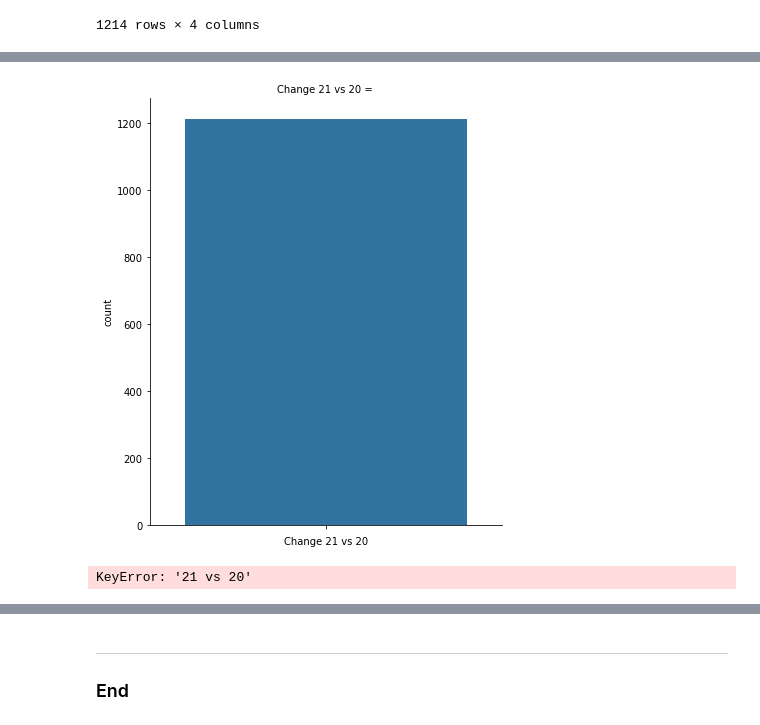
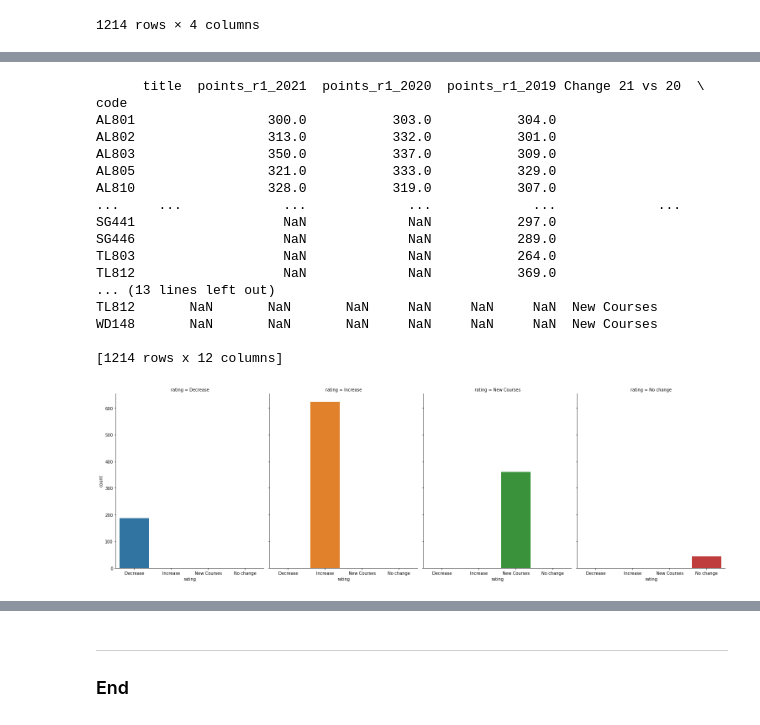
Before and after one commit to Michelleoc/fundamentals-of-data-analysis-assessment, a Jupyter notebook: cao-points-analysis.ipynb, the cells around one changed output, grey strips where cells are left out. Drawn from its saved outputs; the diff is of its cells as text; code cells hidden in the pictures.

```diff
--- a/cao-points-analysis.ipynb
+++ b/cao-points-analysis.ipynb
@@ -1064,7 +1061,37 @@ dtype: object
+# %%
+# https://www.projectpro.io/recipes/insert-new-column-based-on-condition-in-python
+
+rating = []
+for row in dfround1['21vs20']:
+    if row > 0.0 :    rating.append('Increase')
+    elif row < 0.0:   rating.append('Decrease')
+    elif row == 0.0:  rating.append('No change')
+    else:           rating.append('New Courses')
+# %%
+dfround1['rating'] = rating
+print(dfround1)
+# %% [output]
+      title  points_r1_2021  points_r1_2020  points_r1_2019 Change 21 vs 20  \
+code
+AL801                 300.0           303.0           304.0
+AL802                 313.0           332.0           301.0
+AL803                 350.0           337.0           309.0
+AL805                 321.0           333.0           329.0
+AL810                 328.0           319.0           307.0
+...     ...             ...             ...             ...             ...
+SG441                   NaN             NaN           297.0
+SG446                   NaN             NaN           289.0
+TL803                   NaN             NaN           264.0
+TL812                   NaN             NaN           369.0
+... (13 lines left out)
+TL812       NaN       NaN       NaN     NaN     NaN     NaN  New Courses
+WD148       NaN       NaN       NaN     NaN     NaN     NaN  New Courses
+
+[1214 rows x 12 columns]
 # %%
-g = sns.catplot("Change 21 vs 20", col="Change 21 vs 20", col_wrap=4, data=dfround1, kind="count", height=6.5, aspect=.8)
+g = sns.catplot("rating", col="rating", col_wrap=4, data=dfround1, kind="count", height=6.5, aspect=.8)
 # %% [output]
-[figure, old version]
+[figure, new version]
 # %%
 np.where('21 vs 20' > 0, 'high',
          (np.where('21 vs 20' < 0, 'low', 'medium')))
@@ -1077,8 +1104,6 @@ seriesObj = dfround1.apply(lambda x: True if x['21 vs 20'] == 0 else False , axi
 # Count number of True in series
 numOfRows = len(seriesObj[seriesObj == True].index)
 print('Number of Rows in dataframe in which Age > 30 : ', numOfRows)
-# %% [output]
-KeyError: '21 vs 20'
 # %%
 # https://stackoverflow.com/questions/39109045/numpy-where-with-multiple-conditions
 col = 'Change_21v20'
```
Also changed, not shown: parts of 10 cells of this notebook, 11 other files.
